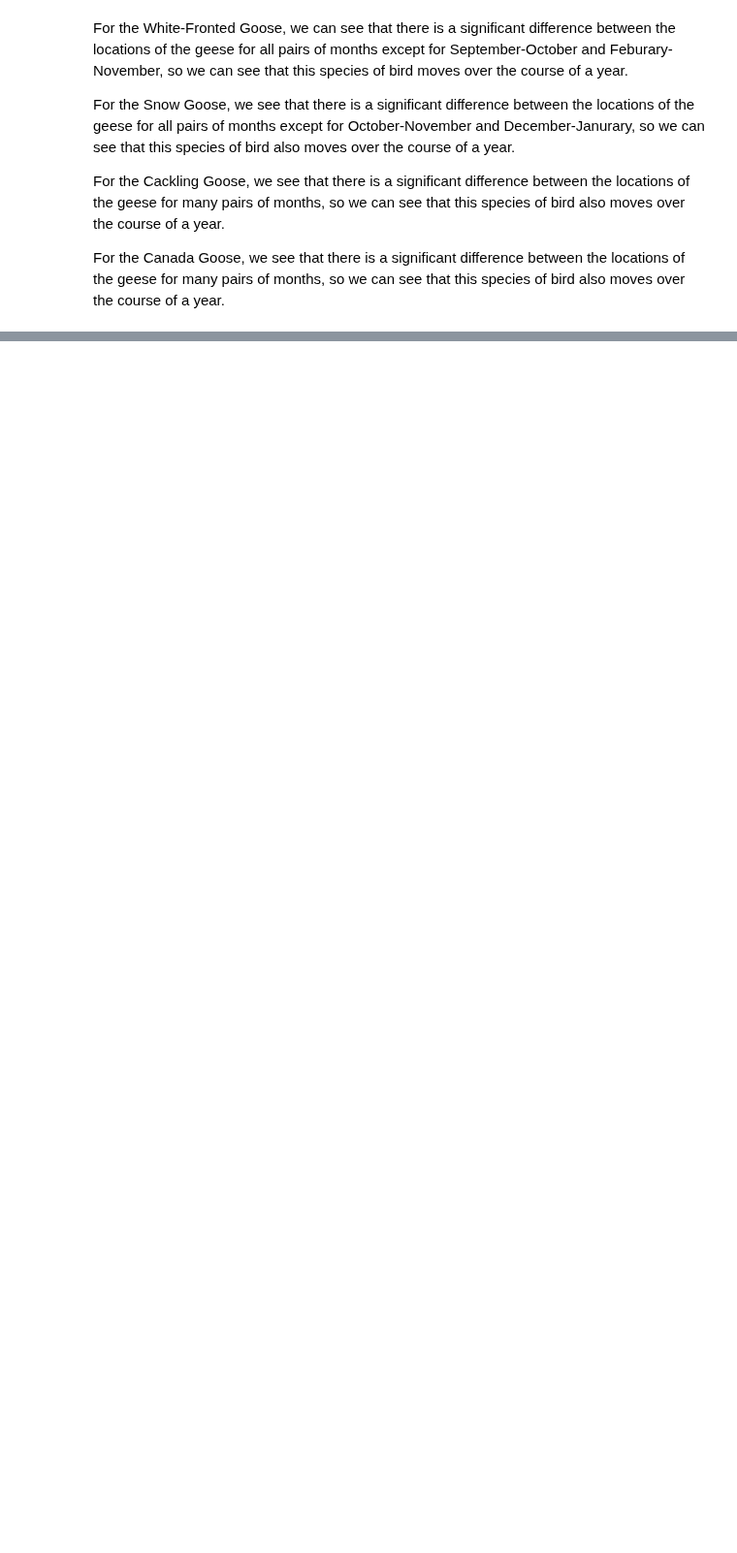
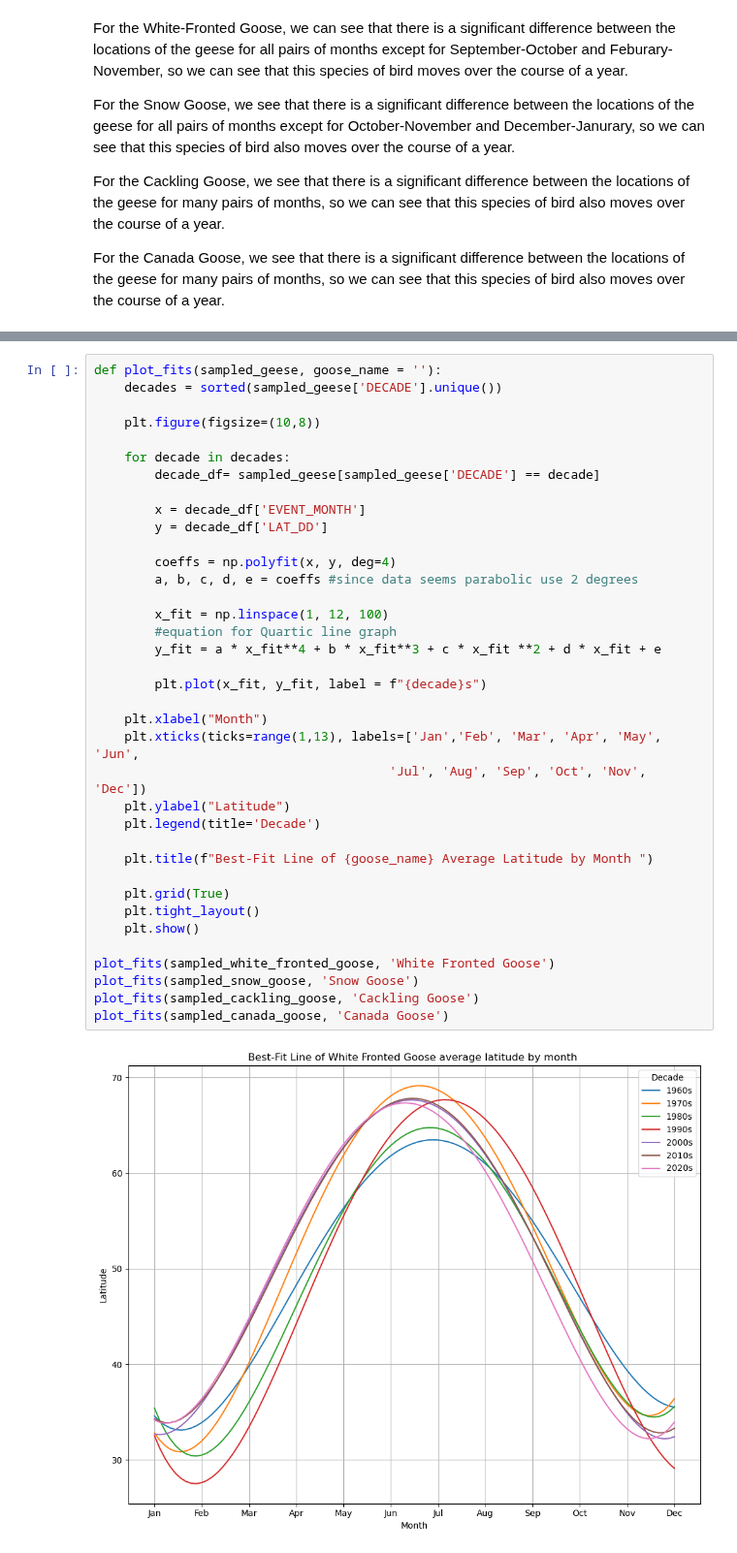
Before and after one commit to BoAndArrows/CMSC320-Final-B-W-Y-C, a Jupyter notebook: checkpoint_two.ipynb, the cells around one changed output, grey strips where cells are left out. Shown at 97% size. Saved outputs shown, nothing was run; the diff lists cells and outputs as text; blank space fills up the shorter version.

```diff
--- a/checkpoint_two.ipynb
+++ b/checkpoint_two.ipynb
@@ -492,0 +506,39 @@ We can clearly see that each month from 50,000 sightings/captures of geese from
+# %%
+def plot_fits(sampled_geese, goose_name = ''):
+    decades = sorted(sampled_geese['DECADE'].unique())
+
+    plt.figure(figsize=(10,8))
+
+    for decade in decades:
+        decade_df= sampled_geese[sampled_geese['DECADE'] == decade]
+
+        x = decade_df['EVENT_MONTH']
+        y = decade_df['LAT_DD']
+
+        coeffs = np.polyfit(x, y, deg=4)
+        a, b, c, d, e = coeffs #since data seems parabolic use 2 degrees
+
+        x_fit = np.linspace(1, 12, 100)
+        #equation for Quartic line graph
+        y_fit = a * x_fit**4 + b * x_fit**3 + c * x_fit **2 + d * x_fit + e
+
+        plt.plot(x_fit, y_fit, label = f"{decade}s")
+
+    plt.xlabel("Month")
+    plt.xticks(ticks=range(1,13), labels=['Jan','Feb', 'Mar', 'Apr', 'May', 'Jun',
+                                       'Jul', 'Aug', 'Sep', 'Oct', 'Nov', 'Dec'])
+    plt.ylabel("Latitude")
+    plt.legend(title='Decade')
+
+    plt.title(f"Best-Fit Line of {goose_name} Average Latitude by Month ")
+
+    plt.grid(True)
+    plt.tight_layout()
+    plt.show()
+
+plot_fits(sampled_white_fronted_goose, 'White Fronted Goose')
+plot_fits(sampled_snow_goose, 'Snow Goose')
+plot_fits(sampled_cackling_goose, 'Cackling Goose')
+plot_fits(sampled_canada_goose, 'Canada Goose')
+# %% [output]
+[figure, added]
```
Also changed, not shown: parts of 20 cells of this notebook.
